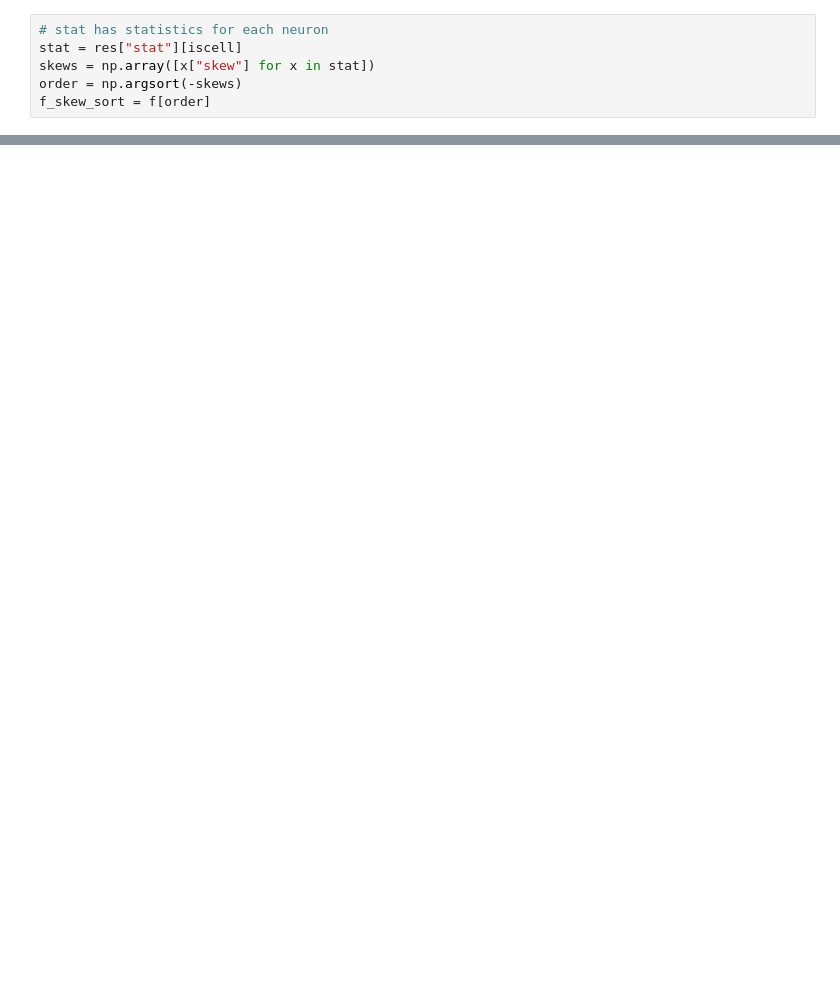
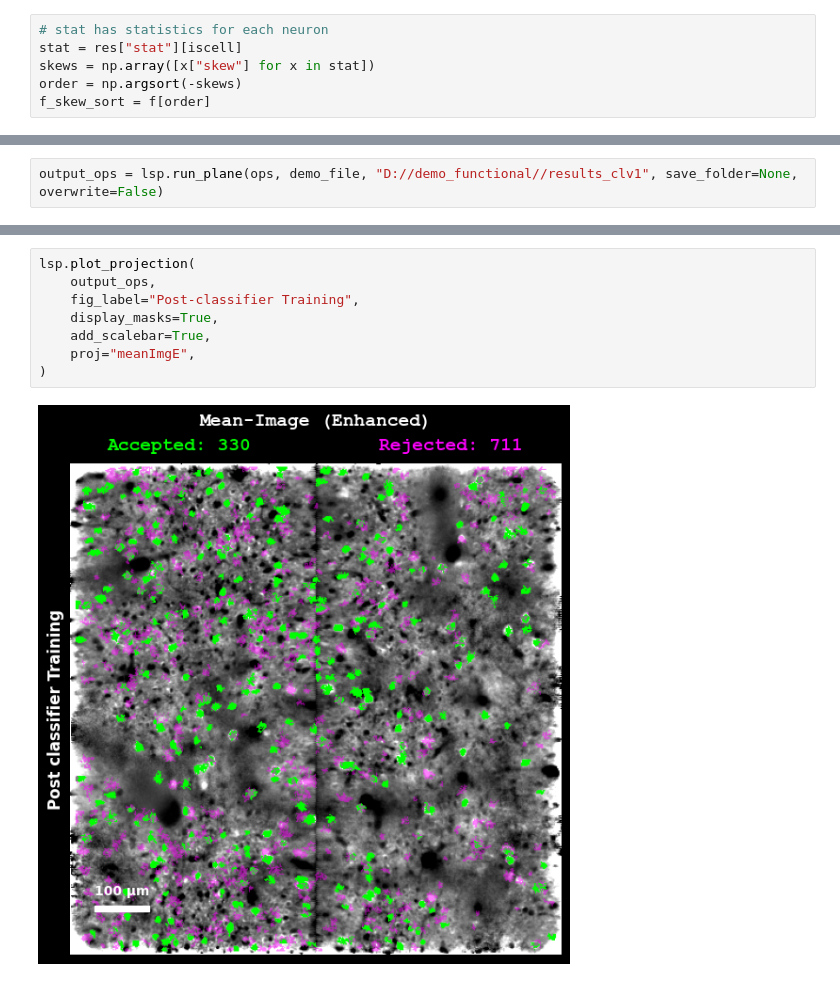
Before and after one commit to MillerBrainObservatory/LBM-Suite2p-Python, a Jupyter notebook: demos/notebooks/functional_detection.ipynb, the cells around one changed output, grey strips where cells are left out. Drawn from its saved outputs; the diff is of its cells as text; blank space fills up the shorter version.

```diff
--- a/demos/notebooks/functional_detection.ipynb
+++ b/demos/notebooks/functional_detection.ipynb
@@ -139,0 +144,2 @@ ops['anatomical_only']
+# %%
+output_ops = lsp.run_plane(ops, demo_file, "D://demo_functional//results_clv1", save_folder=None, overwrite=False)
@@ -139,0 +163,10 @@ ops['anatomical_only']
+# %%
+lsp.plot_projection(
+    output_ops,
+    fig_label="Post-classifier Training",
+    display_masks=True,
+    add_scalebar=True,
+    proj="meanImgE",
+)
+# %% [output]
+[figure, added]
```
Also changed, not shown: parts of 30 cells of this notebook.
